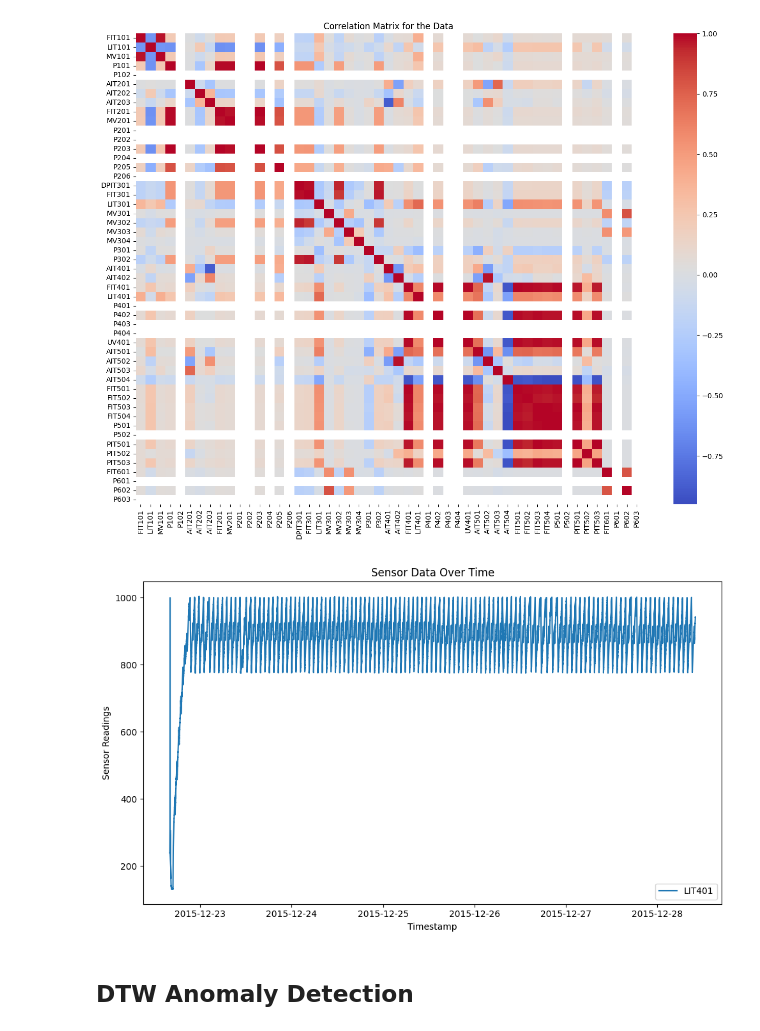
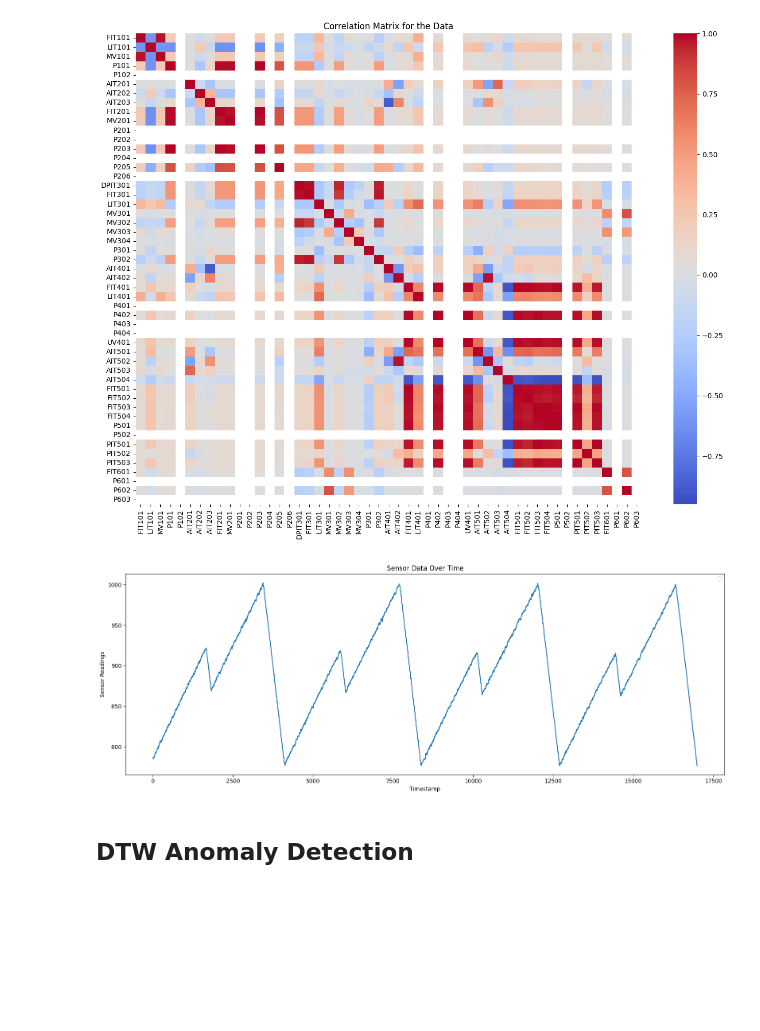
Before and after one commit to satyamtransformer/Data-Mining-One, a Jupyter notebook: Familiarization.ipynb, the cells around one changed output. Drawn from its saved outputs; the diff is of its cells as text; code cells hidden in the pictures; blank space fills up the shorter version.

```diff
--- a/Familiarization.ipynb
+++ b/Familiarization.ipynb
@@ -9,6 +9,7 @@ import numpy as np
 import seaborn as sns
 
 df = pd.read_csv("lab1_train.csv")
+df = df.dropna()
 print(df.shape)
 # %% [output]
 (496800, 53)
@@ -27,23 +28,18 @@ plt.show()
 [figure]
 # %%
 df['Timestamp'] = pd.to_datetime(df['Timestamp'], format='%d/%m/%Y %I:%M:%S %p')
-
-plt.figure(figsize=(10, 6))
-lst = {'LIT401'}
-# Use LIT401
-# DPIT301, LIT101, LIT301
-for x in lst:
-    plt.plot(df['Timestamp'], df[x], label=x)
-
+df_npg = np.array(df["LIT401"])[247400:264400]
+plt.figure(figsize=(16, 6))
+plt.plot(df_npg)
 plt.xlabel('Timestamp')
 plt.ylabel('Sensor Readings')
 plt.title('Sensor Data Over Time')
 plt.legend()
 
 plt.tight_layout()
 plt.show()
 # %% [output]
-[figure, old version]
+[figure, new version]
 # %% [markdown]
 ## DTW Anomaly Detection
 # %%
```
Also changed, not shown: parts of 1 cell of this notebook, 1 other file.
